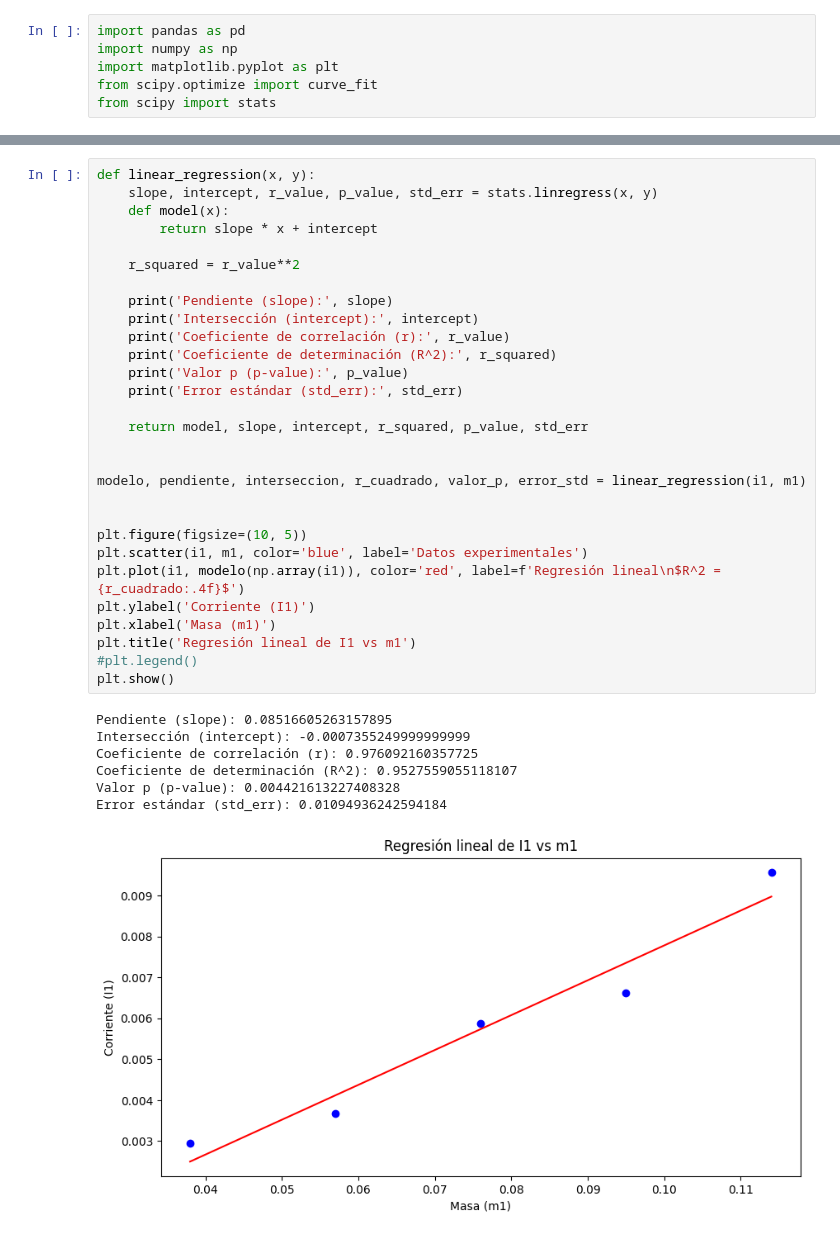
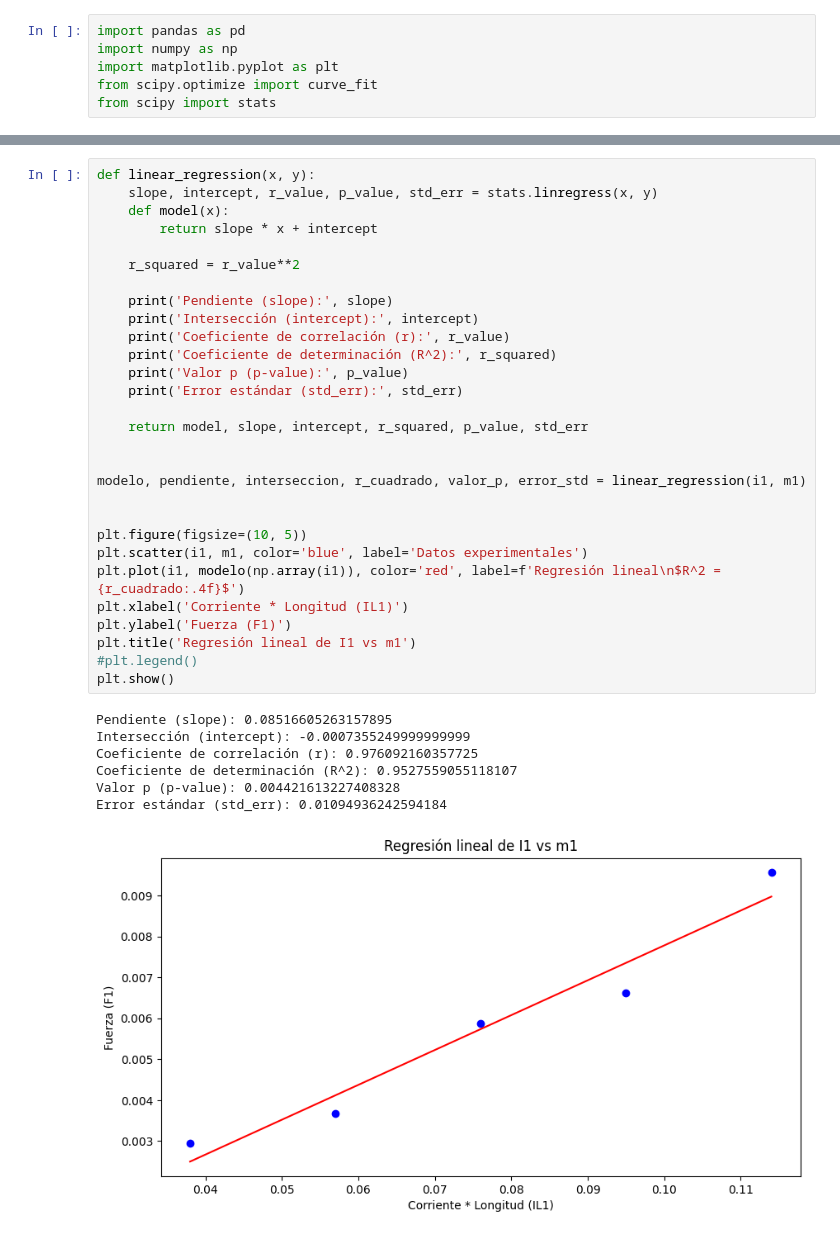
Before and after one commit to Juaan00/Laboratorios_mecanica_FEM, a Jupyter notebook: campo_magnetico/campo.ipynb, the cells around one changed output, grey strips where cells are left out. Cells and saved outputs as stored; diff of their text form.

```diff
--- a/campo_magnetico/campo.ipynb
+++ b/campo_magnetico/campo.ipynb
@@ -90,36 +55,36 @@ def linear_regression(x, y):
         return slope * x + intercept
 
     r_squared = r_value**2
 
     print('Pendiente (slope):', slope)
     print('Intersección (intercept):', intercept)
     print('Coeficiente de correlación (r):', r_value)
     print('Coeficiente de determinación (R^2):', r_squared)
     print('Valor p (p-value):', p_value)
     print('Error estándar (std_err):', std_err)
 
     return model, slope, intercept, r_squared, p_value, std_err
 
 
 modelo, pendiente, interseccion, r_cuadrado, valor_p, error_std = linear_regression(i1, m1)
 
 
 plt.figure(figsize=(10, 5))
 plt.scatter(i1, m1, color='blue', label='Datos experimentales')
 plt.plot(i1, modelo(np.array(i1)), color='red', label=f'Regresión lineal\n$R^2 = {r_cuadrado:.4f}$')
-plt.ylabel('Corriente (I1)')
-plt.xlabel('Masa (m1)')
+plt.xlabel('Corriente * Longitud (IL1)')
+plt.ylabel('Fuerza (F1)')
 plt.title('Regresión lineal de I1 vs m1')
 #plt.legend()
 plt.show()
 # %% [output]
 Pendiente (slope): 0.08516605263157895
 Intersección (intercept): -0.0007355249999999999
 Coeficiente de correlación (r): 0.976092160357725
 Coeficiente de determinación (R^2): 0.9527559055118107
 Valor p (p-value): 0.004421613227408328
 Error estándar (std_err): 0.01094936242594184
-[figure, old version]
+[figure, new version]
 # %%
 def linear_regression1(x, y):
     slope, intercept, r_value, p_value, std_err = stats.linregress(x, y)
```
Also changed, not shown: parts of 4 cells of this notebook.
